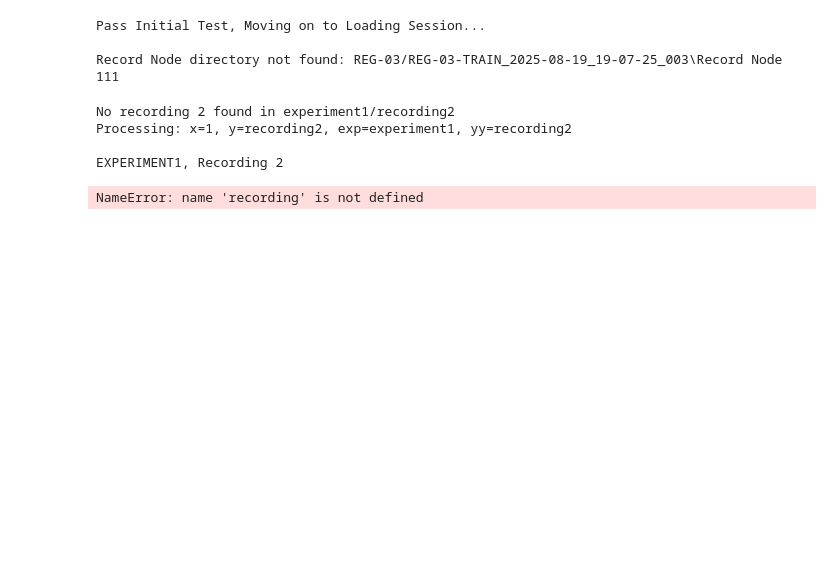
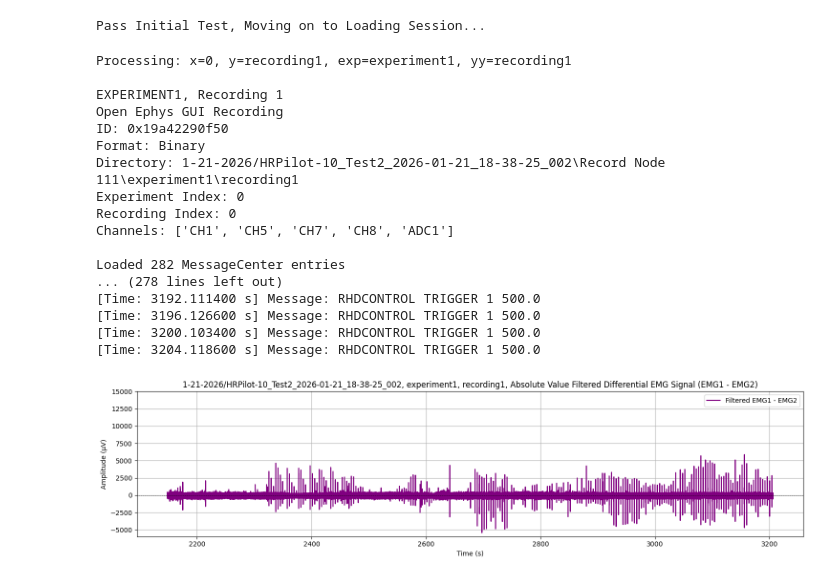
Before and after one commit to yahriels/Open-Ephys-H-Reflex-Python-Data-Analysis, a Jupyter notebook: src/open_ephys/analysis/Amplitude_Select.ipynb, the cells around one changed output. Drawn from its saved outputs; the diff is of its cells as text; code cells hidden in the pictures; blank space fills up the shorter version.

```diff
--- a/src/open_ephys/analysis/Amplitude_Select.ipynb
+++ b/src/open_ephys/analysis/Amplitude_Select.ipynb
@@ -8,6 +8,9 @@ import re
 from scipy.signal import butter, filtfilt, lfilter
 from collections import defaultdict
 import scipy.stats as stats
+import matplotlib.cm as cm
+import matplotlib.colors as mcolors
+
 
 
 # ==== Select Session ====
@@ -16,7 +19,7 @@ u = 0       # recordnode index 0 = Record Node 106 is Online Filtered
 
 
 m_wave_start, m_wave_end = 1.5, 4
-h_wave_start, h_wave_end = 5.75, 10
+h_wave_start, h_wave_end = 4.5, 10
 
 def scan_experiment_structure(session_dir, record_node_name="Record Node 106"):
     node_path = os.path.join(session_dir, record_node_name)
@@ -35,23 +38,16 @@ def scan_experiment_structure(session_dir, record_node_name="Record Node 106"):
     return experiment_info
 
 # ==== Load Session ====
-#directory = 'SAP-55_2025-06-09_11-12-19_001'
-#directory = 'SEQ-05_TEST12025-08-06_15-38-15_001'
-
-#directory = 'SNARE-38_TEST2025-07-24_13-46-09_003'
-#directory = 'SNARE-38-TEST3_2025-07-24_16-05-17_002'
-
-
-#directory = 'SEQ-06/SEQ-6_TEST2025-08-13_13-12-10_001'
-#directory = 'SEQ-06/SEQ-6_TRAIN2025-08-13_15-57-16_002'
-
-#directory = 'SEQ-06/SEQ-6_TRAIN2_2025-08-13_16-52-15_003'
-
-#directory = 'REG-03/REG-03-RAMP2_2025-08-19_17-53-12_002'
-#directory = 'REG-03/REG-03-TRAIN_2025-08-19_19-07-25_003'
+# ==== Load Session ====
+#directory = '1-21-2026/HRPilot-06_Test1_2026-01-21_10-53-20_001'
+#directory = '1-21-2026/HRPilot-06_Test2_2026-01-21_19-59-58_003'
+#directory = '1-21-2026/HRPilot-08_Test1_2026-01-21_11-48-40_002'
+#directory = '1-21-2026/HRPilot-08_Test2_2026-01-21_20-22-57_004'
+#directory = '1-21-2026/HRPilot-09_Test12026-01-21_18-17-01_001'
+#directory = '1-21-2026/HRPilot-10_Test1_2026-01-21_17-30-13_001'
+directory = '1-21-2026/HRPilot-10_Test2_2026-01-21_18-38-25_002'
 
 #directory = 'HRPilot-05_FirstChronicTest1_2025-08-27_17-17-00_001'
-directory = 'HRPilot-05_FirstChronicTest1_2025-08-27_17-17-00_001
 
 
 session = Session(directory)
@@ -62,8 +58,6 @@ record_node_name = "Record Node 106" if w == 0 else "Record Node 111"
 structure = scan_experiment_structure(directory, record_node_name)
 # %% [output]
 Pass Initial Test, Moving on to Loading Session...
-
-Record Node directory not found: REG-03/REG-03-TRAIN_2025-08-19_19-07-25_003\Record Node 111
 # %%
 # === Flatten experiment-recording pairs to loop ===
 flat_recordings = []
@@ -71,7 +65,7 @@ for exp_name, rec_list in structure.items():
     for rec in rec_list:
         flat_recordings.append((exp_name, rec))
 # %%
-x = 1
+x = 0
 exp = "experiment1"
 
 y = f"recording{x + 1}"  # sequential label used in some parts of your code
@@ -99,16 +93,18 @@ has_main_sync = any(sync.get("main", True) for sync in recording.sync_lines)
 if not has_main_sync:
     recording.add_sync_line(1, 100, 'Rhythm Data', main=True)
 
-recording.compute_global_timestamps()
+#recording.compute_global_timestamps()
 
 metadata = recording.continuous[0].metadata
-channel_names = metadata['channel_names']
+channel_names = metadata.channel_names
 print("Channels:", channel_names, '\n')
 
 timestamps = recording.continuous[0].timestamps
 #data_offline =  recording_offline.continuous[0].get_samples(start_sample_index=0, end_sample_index=len(timestamps))
 data = recording.continuous[0].get_samples(start_sample_index=0, end_sample_index=len(timestamps))
-sample_rate = metadata['sample_rate']
+sample_rate = metadata.sample_rate
+
+# ==== EMG Processing (Pull Channel 11 Index 4)====
 
 # ==== EMG Processing ====
 emg1_raw = data[:, 2]
@@ -119,12 +115,15 @@ highcut = 1000
 
 b, a = butter(2, np.array([lowcut, highcut])/(sample_rate/2), btype='bandpass')
 
-
-#y = lfilter(b, a, x) # only filters in the forward direction
-
 differential_filt = lfilter(b, a, differential)
 differential_abs = np.abs(differential_filt)
 differential_emg = differential_filt
+
+
+
+#differential_emg = data[:, 3]
+
+
 
 # ==== Load ADC1 (for stim detection) ====
 adc1 = np.abs(data[:, 4])  # adjust if your ADC1 channel index differs
@@ -138,37 +137,50 @@ sync_timestamps = sync_events['timestamp'].to_numpy()
 # ==== Load MessageCenter ====
 messagecenter_dir = os.path.join(directory, v, exp, yy, "events", "MessageCenter")
 if not os.path.exists(messagecenter_dir):
     print(f"MessageCenter directory not found for {exp}/{yy}")
 
 
 texts = np.load(os.path.join(messagecenter_dir, "text.npy"), allow_pickle=True)
 timestamps_msg = np.load(os.path.join(messagecenter_dir, "timestamps.npy"))
 decoded_texts = [t.decode('utf-8') if isinstance(t, bytes) else str(t) for t in texts]
 message_entries = list(zip(timestamps_msg, decoded_texts))
 print(f"Loaded {len(decoded_texts)} MessageCenter entries")
 
 # ==== Debug Print ====
 for text, time in zip(decoded_texts, timestamps_msg):
     print(f"[Time: {time:.6f} s] Message: {text}")
 
 # ==== Full Trace Plot ====
 plt.figure(figsize=(15, 4))
 plt.plot(timestamps, differential_emg, label="Filtered EMG1 - EMG2", color='purple')
 plt.axhline(0, color='black', linestyle='--', linewidth=0.5)
 plt.title(f"{directory}, {exp}, {yy}, Absolute Value Filtered Differential EMG Signal (EMG1 - EMG2)")
 plt.xlabel("Time (s)")
 plt.ylabel("Amplitude (μV)")
 plt.grid(True)
 plt.legend()
 plt.ylim(top=15000)
 plt.tight_layout()
 plt.show()
 # %% [output]
-No recording 2 found in experiment1/recording2
-Processing: x=1, y=recording2, exp=experiment1, yy=recording2
+Processing: x=0, y=recording1, exp=experiment1, yy=recording1
 
-EXPERIMENT1, Recording 2
+EXPERIMENT1, Recording 1
+Open Ephys GUI Recording
+ID: 0x19a42290f50
+Format: Binary
+Directory: 1-21-2026/HRPilot-10_Test2_2026-01-21_18-38-25_002\Record Node 111\experiment1\recording1
+Experiment Index: 0
+Recording Index: 0
+Channels: ['CH1', 'CH5', 'CH7', 'CH8', 'ADC1']
+
+Loaded 282 MessageCenter entries
+... (278 lines left out)
+[Time: 3192.111400 s] Message: RHDCONTROL TRIGGER 1 500.0
+[Time: 3196.126600 s] Message: RHDCONTROL TRIGGER 1 500.0
+[Time: 3200.103400 s] Message: RHDCONTROL TRIGGER 1 500.0
+[Time: 3204.118600 s] Message: RHDCONTROL TRIGGER 1 500.0
-NameError: name 'recording' is not defined
+[figure, added]
 # %%
 # ==== Peri-Stimulus Analysis with Shaded Stimulus Duration ====
 pre_event_time = 5   # ms before calculated stim start
```
Also changed, not shown: parts of 6 cells of this notebook, 2 other files.
